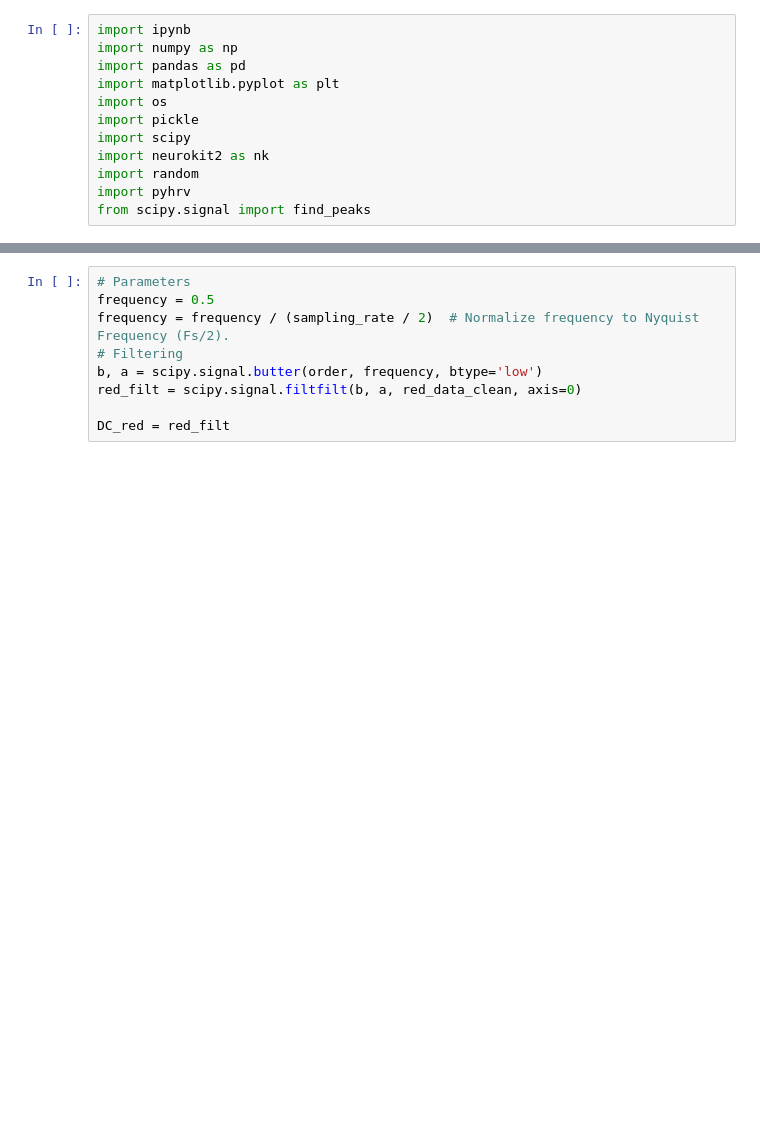
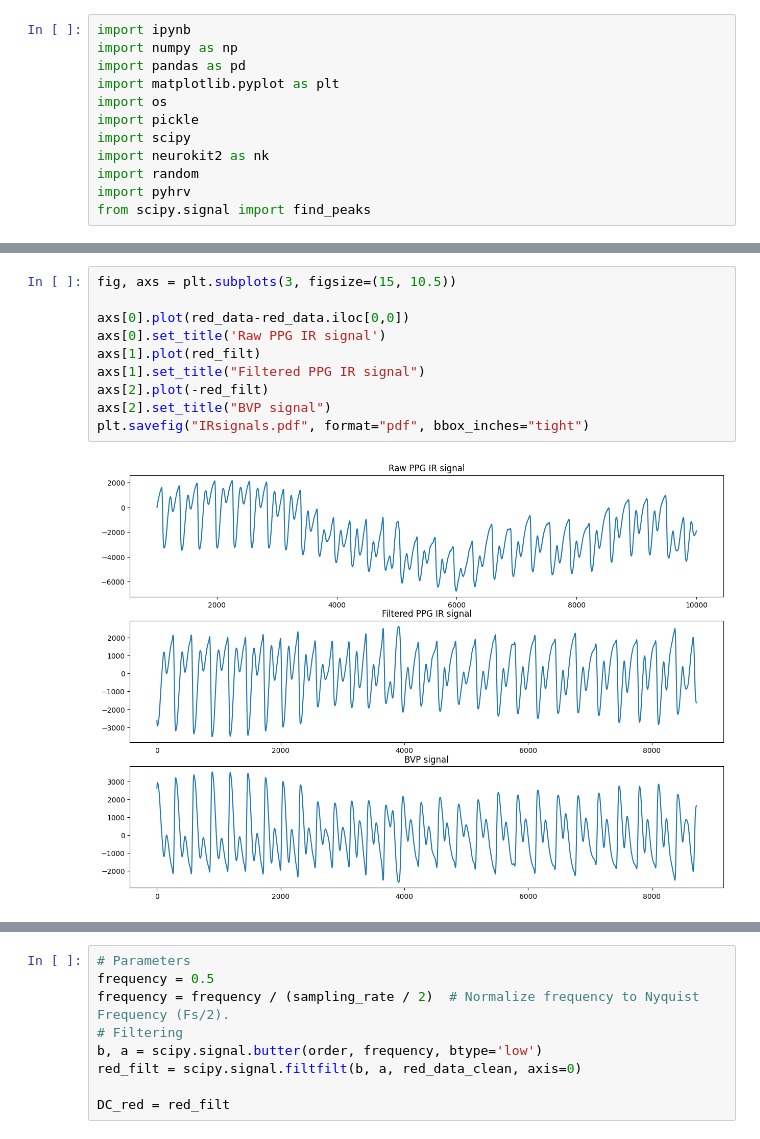
Before and after one commit to aacudad/EPO4-C2, a Jupyter notebook: PPG_preprocessing.ipynb, the cells around one changed output, grey strips where cells are left out. Drawn from its saved outputs; the diff is of its cells as text; blank space fills up the shorter version.

```diff
--- a/PPG_preprocessing.ipynb
+++ b/PPG_preprocessing.ipynb
@@ -303,3 +379,15 @@ Text(0, 0.5, '$EDA$')
+# %%
+fig, axs = plt.subplots(3, figsize=(15, 10.5))
+
+axs[0].plot(red_data-red_data.iloc[0,0])
+axs[0].set_title('Raw PPG IR signal')
+axs[1].plot(red_filt)
+axs[1].set_title("Filtered PPG IR signal")
+axs[2].plot(-red_filt)
+axs[2].set_title("BVP signal")
+plt.savefig("IRsignals.pdf", format="pdf", bbox_inches="tight")
+# %% [output]
+[figure, added]
 # %%
 red_filt_df = pd.DataFrame(red_filt)
 AC_red = red_filt[peaks_red][:] - red_filt[peaks_red_min][:]
```
Also changed, not shown: parts of 15 cells of this notebook, 45 other files.
